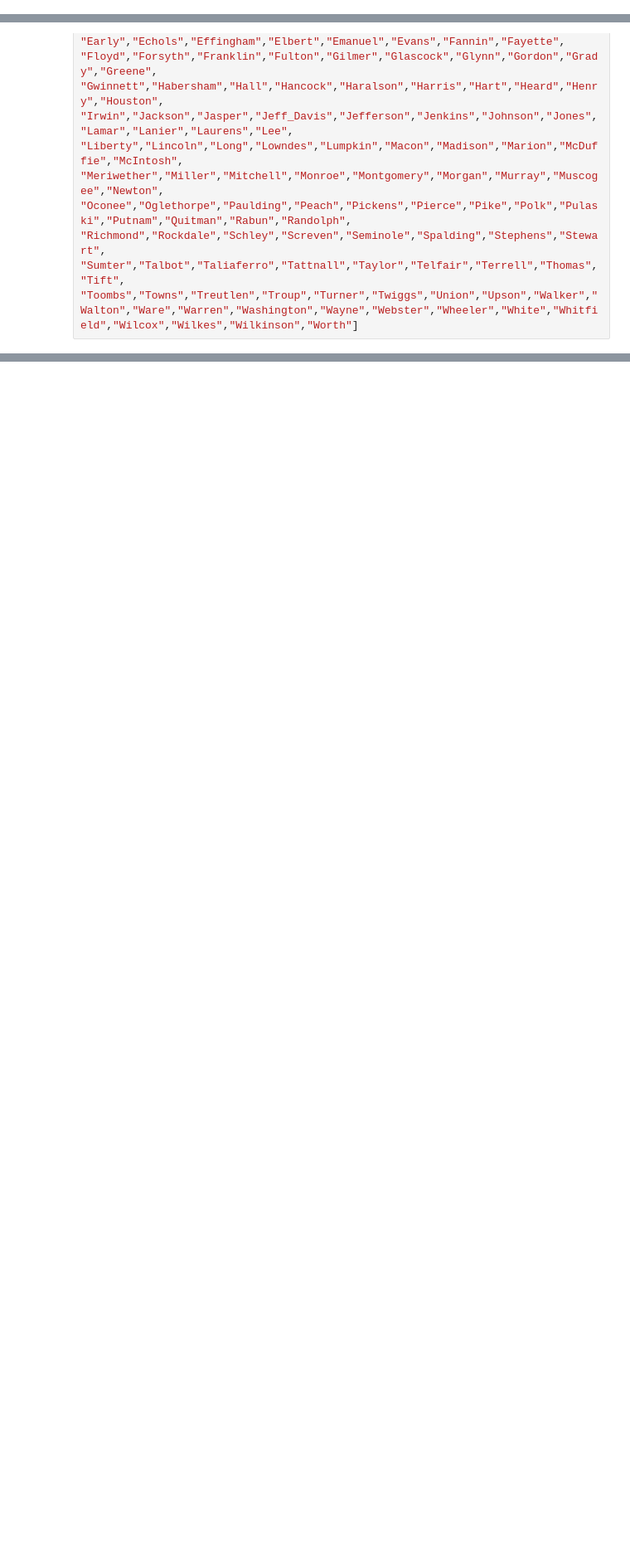
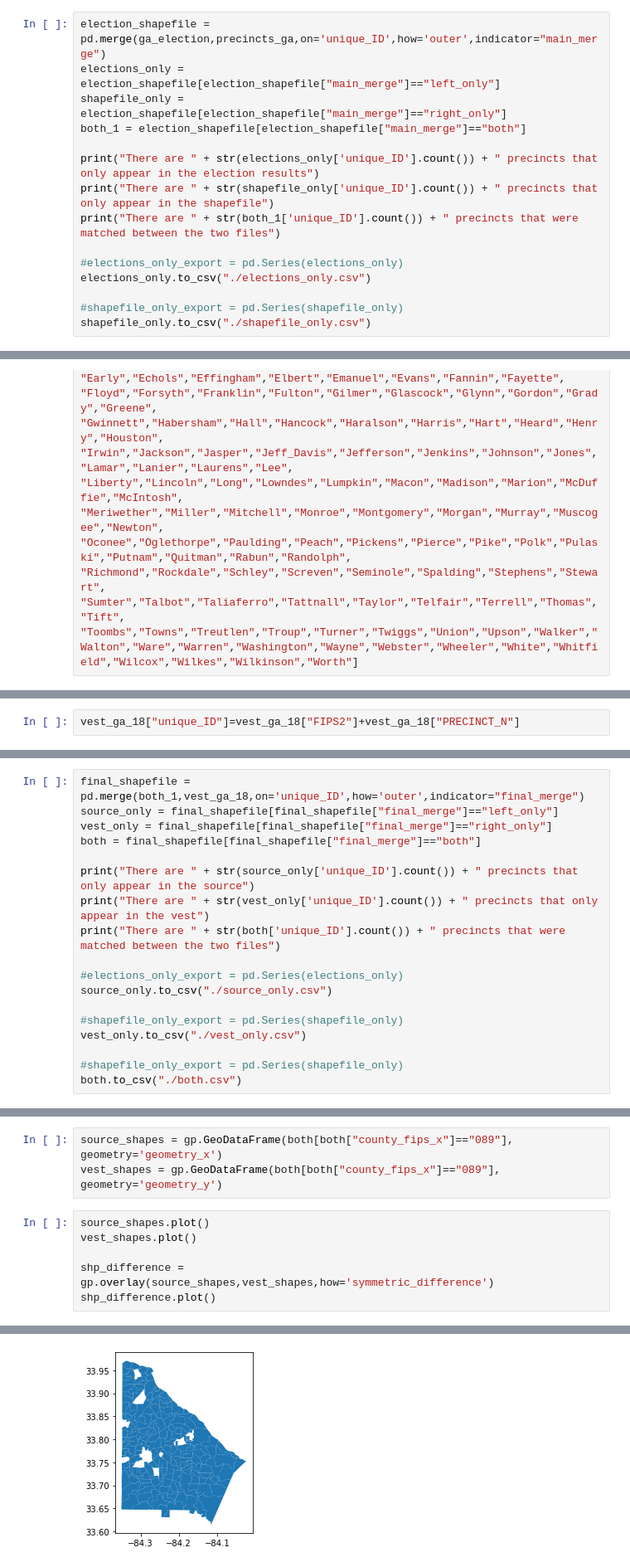
Before and after one commit to nonpartisan-redistricting-datahub/pdv-ga, a Jupyter notebook: vest-ga-2018/VEST_GA_18_replication.ipynb, the cells around one changed output, grey strips where cells are left out. Shown at 83% size. Saved outputs shown, nothing was run; the diff lists cells and outputs as text; blank space fills up the shorter version.

```diff
--- a/vest-ga-2018/VEST_GA_18_replication.ipynb
+++ b/vest-ga-2018/VEST_GA_18_replication.ipynb
@@ -353,0 +297,15 @@ urllib.request.urlretrieve(url, download_string)
+# %%
+election_shapefile = pd.merge(ga_election,precincts_ga,on='unique_ID',how='outer',indicator="main_merge")
+elections_only = election_shapefile[election_shapefile["main_merge"]=="left_only"]
+shapefile_only = election_shapefile[election_shapefile["main_merge"]=="right_only"]
+both_1 = election_shapefile[election_shapefile["main_merge"]=="both"]
+
+print("There are " + str(elections_only['unique_ID'].count()) + " precincts that only appear in the election results")
+print("There are " + str(shapefile_only['unique_ID'].count()) + " precincts that only appear in the shapefile")
+print("There are " + str(both_1['unique_ID'].count()) + " precincts that were matched between the two files")
+
+#elections_only_export = pd.Series(elections_only)
+elections_only.to_csv("./elections_only.csv")
+
+#shapefile_only_export = pd.Series(shapefile_only)
+shapefile_only.to_csv("./shapefile_only.csv")
@@ -370,0 +363,2 @@ county_list = ["Appling","Atkinson","Bacon","Baker","Baldwin","Banks",
+# %%
+vest_ga_18["unique_ID"]=vest_ga_18["FIPS2"]+vest_ga_18["PRECINCT_N"]
@@ -370,0 +377,18 @@ county_list = ["Appling","Atkinson","Bacon","Baker","Baldwin","Banks",
+# %%
+final_shapefile = pd.merge(both_1,vest_ga_18,on='unique_ID',how='outer',indicator="final_merge")
+source_only = final_shapefile[final_shapefile["final_merge"]=="left_only"]
+vest_only = final_shapefile[final_shapefile["final_merge"]=="right_only"]
+both = final_shapefile[final_shapefile["final_merge"]=="both"]
+
+print("There are " + str(source_only['unique_ID'].count()) + " precincts that only appear in the source")
+print("There are " + str(vest_only['unique_ID'].count()) + " precincts that only appear in the vest")
+print("There are " + str(both['unique_ID'].count()) + " precincts that were matched between the two files")
+
+#elections_only_export = pd.Series(elections_only)
+source_only.to_csv("./source_only.csv")
+
+#shapefile_only_export = pd.Series(shapefile_only)
+vest_only.to_csv("./vest_only.csv")
+
+#shapefile_only_export = pd.Series(shapefile_only)
+both.to_csv("./both.csv")
@@ -370,0 +487,10 @@ county_list = ["Appling","Atkinson","Bacon","Baker","Baldwin","Banks",
+# %%
+source_shapes = gp.GeoDataFrame(both[both["county_fips_x"]=="089"], geometry='geometry_x')
+vest_shapes = gp.GeoDataFrame(both[both["county_fips_x"]=="089"], geometry='geometry_y')
+# %%
+source_shapes.plot()
+vest_shapes.plot()
+
+shp_difference = gp.overlay(source_shapes,vest_shapes,how='symmetric_difference')
+shp_difference.plot()
+# %% [output]
@@ -370,0 +498 @@ county_list = ["Appling","Atkinson","Bacon","Baker","Baldwin","Banks",
+[figure, added]
```
Also changed, not shown: parts of 67 cells of this notebook, 1 other file.
